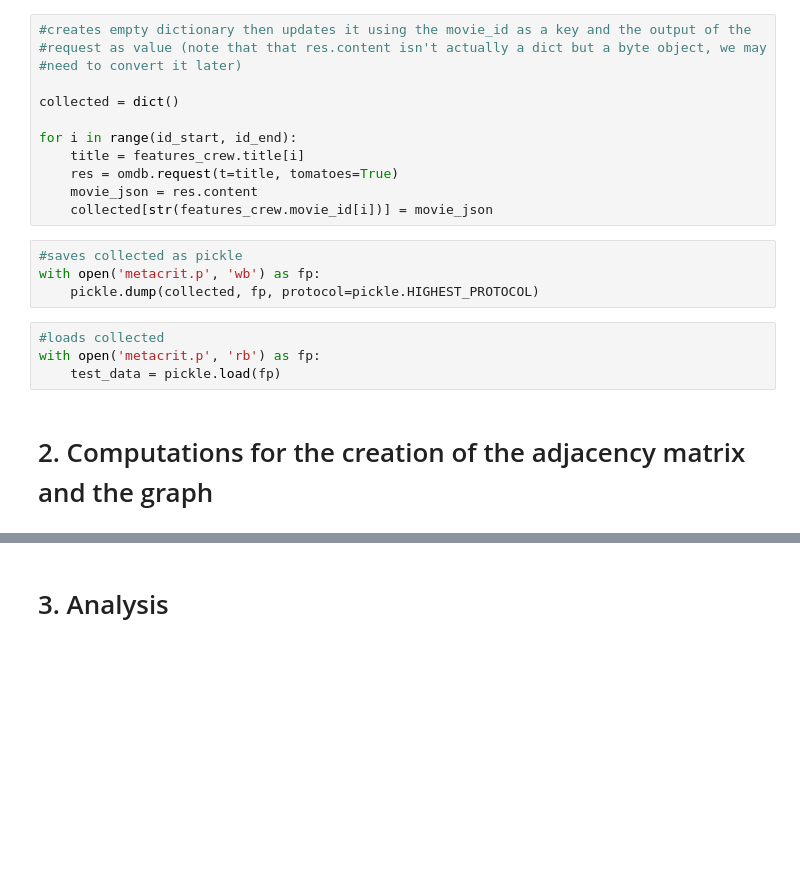
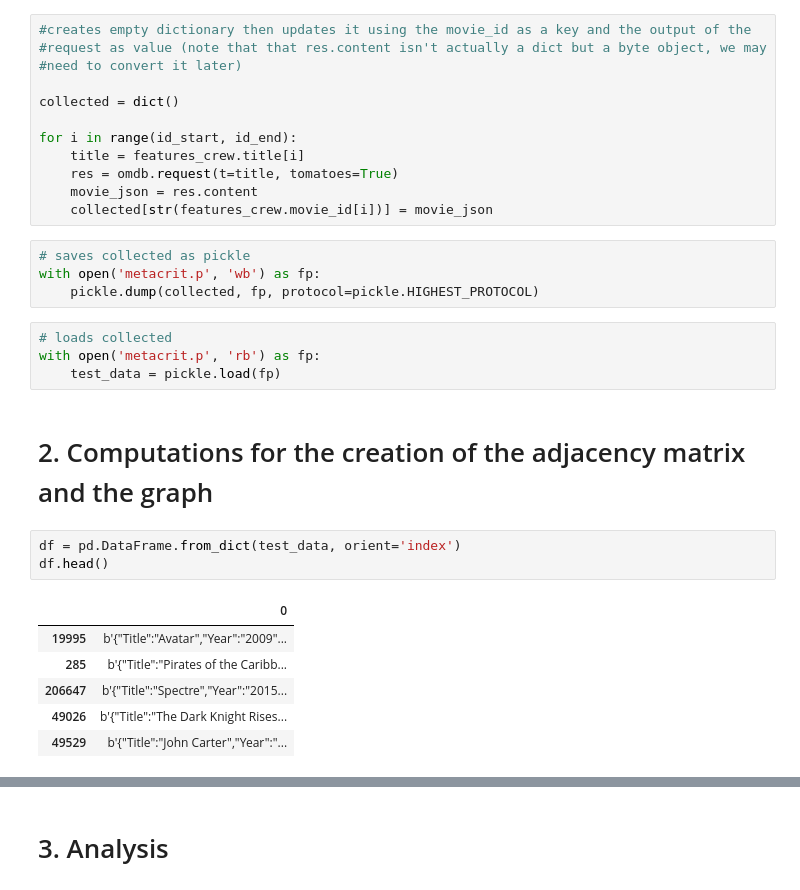
Before and after one commit to illorens/Project_NTDS, a Jupyter notebook: Analysis.ipynb, the cells around one changed output, grey strips where cells are left out. Cells and saved outputs as stored; diff of their text form; blank space fills up the shorter version.

```diff
--- a/Analysis.ipynb
+++ b/Analysis.ipynb
@@ -71,12 +70,22 @@ for i in range(id_start, id_end):
     movie_json = res.content
     collected[str(features_crew.movie_id[i])] = movie_json
 # %%
-#saves collected as pickle
+# saves collected as pickle
 with open('metacrit.p', 'wb') as fp:
     pickle.dump(collected, fp, protocol=pickle.HIGHEST_PROTOCOL)
 # %%
-#loads collected
+# loads collected
 with open('metacrit.p', 'rb') as fp:
     test_data = pickle.load(fp)
 # %% [markdown]
 # 2. Computations for the creation of the adjacency matrix and the graph
+# %%
+df = pd.DataFrame.from_dict(test_data, orient='index')
+df.head()
+# %% [output]
+|  | 0 |
+| 19995 | b'{"Title":"Avatar","Year":"2009"... |
+| 285 | b'{"Title":"Pirates of the Caribb... |
+| 206647 | b'{"Title":"Spectre","Year":"2015... |
+| 49026 | b'{"Title":"The Dark Knight Rises... |
+| 49529 | b'{"Title":"John Carter","Year":"... |
```
Also changed, not shown: parts of 30 cells of this notebook.
